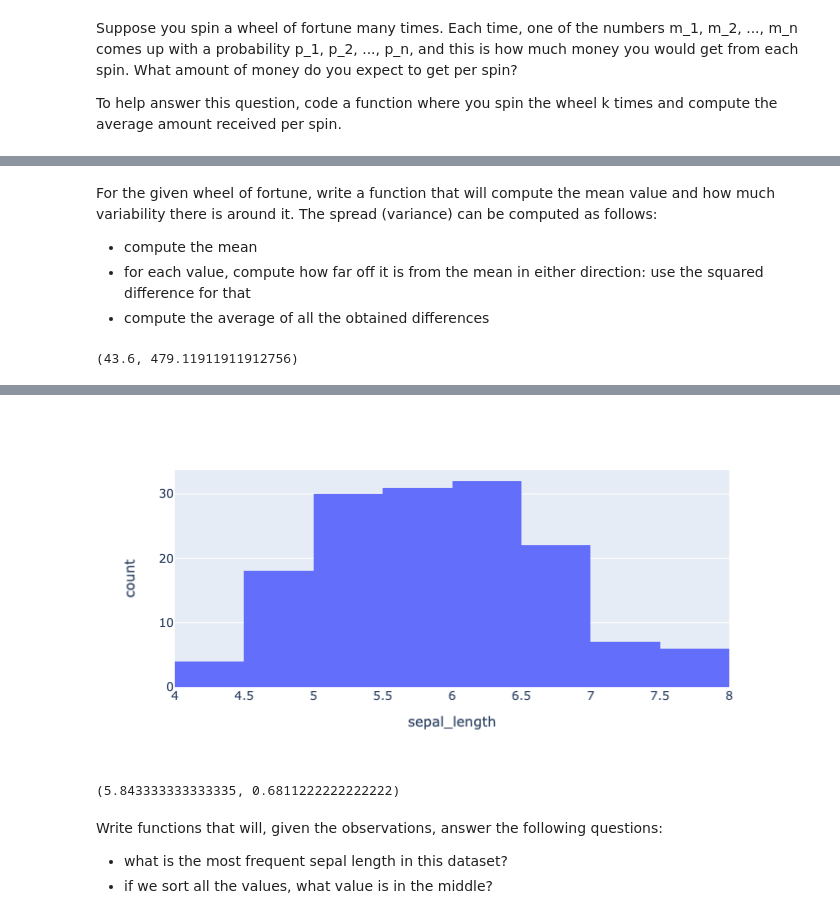
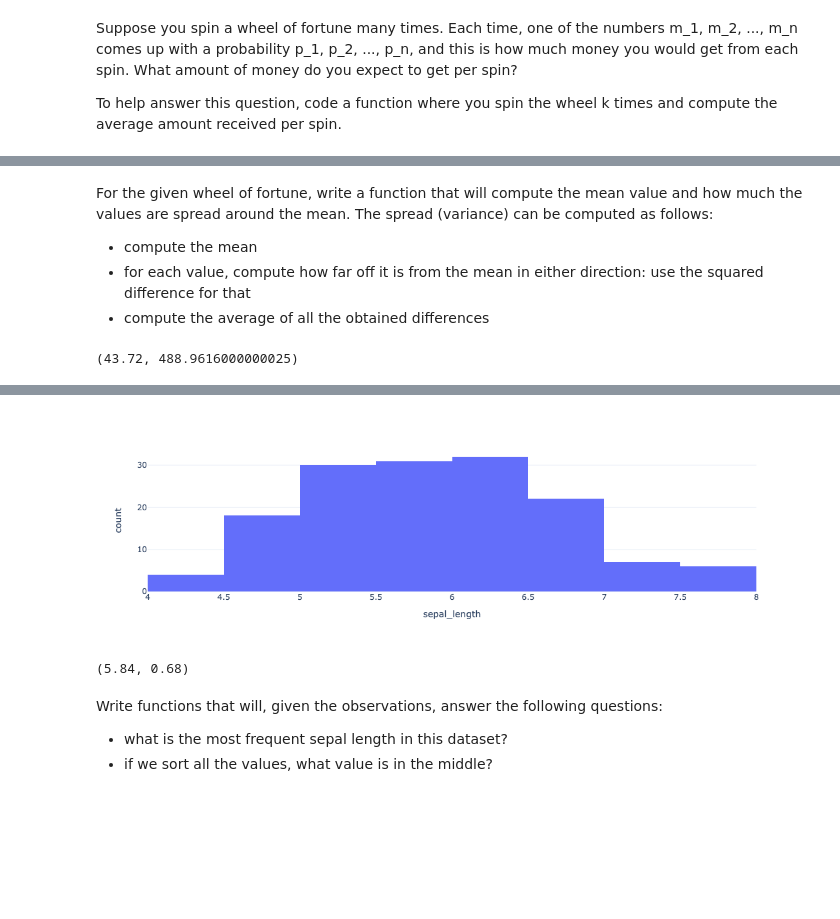
Before and after one commit to uio-bmi/stats_for_cs, a Jupyter notebook: Week_3_StatisticsIntro/Session1_StatsIntro.ipynb, the cells around one changed output, grey strips where cells are left out. Saved outputs shown, nothing was run; the diff lists cells and outputs as text; code cells hidden in the pictures; blank space fills up the shorter version.

```diff
--- a/Week_3_StatisticsIntro/Session1_StatsIntro.ipynb
+++ b/Week_3_StatisticsIntro/Session1_StatsIntro.ipynb
@@ -41,26 +42,26 @@ compute_mean(spin_results)
 # %% [markdown]
-For the given wheel of fortune, write a function that will compute the mean value and how much variability there is around it. The spread (variance) can be computed as follows:
+For the given wheel of fortune, write a function that will compute the mean value and how much the values are spread around the mean. The spread (variance) can be computed as follows:
 
 - compute the mean
 - for each value, compute how far off it is from the mean in either direction: use the squared difference for that
 - compute the average of all the obtained differences
 # %%
-def mean_and_variance(k: int):
+spin_results = spin_wheel(k=1000)
+
+def mean_and_variance(values):
 
     # TODO: code here
 
-    spin_results = spin_wheel(k)
-
-    mean = compute_mean(spin_results)
-    variance = sum([(val - mean) ** 2 for val in spin_results]) / (k - 1)
+    mean = compute_mean(values)
+    variance = sum([(val - mean) ** 2 for val in values]) / values.shape[0]
 
     return mean, variance
 
     # end TODO
 
-mean_and_variance(k=1000)
+mean_and_variance(spin_results)
 # %% [output]
-(43.6, 479.11911911912756)
+(43.72, 488.9616000000025)
 # %% [markdown]
 ## Example 2: Iris dataset
 
@@ -75,27 +76,28 @@ mean_and_variance(k=1000)
 # %%
 from util import get_iris_dataset
 import plotly.express as px
 
 dataset = get_iris_dataset()
 
 fig = px.histogram(dataset, x='sepal_length')
+fig.update_layout(template='plotly_white')
 fig.show()
 
 def mean_and_variance(values):
 
     # TODO: code here
 
     mean = sum(values) / values.shape[0]
     variance = sum((el - mean)**2 for el in values) / values.shape[0]
 
-    return mean, variance
+    return round(mean, 2), round(variance, 2)
 
     # end TODO
 
 mean_and_variance(dataset['sepal_length'])
 # %% [output]
-[figure, old version]
+[figure, new version]
-(5.843333333333335, 0.6811222222222222)
+(5.84, 0.68)
 # %% [markdown]
 Write functions that will, given the observations, answer the following questions:
 - what is the most frequent sepal length in this dataset?
```
Also changed, not shown: parts of 9 cells of this notebook, 1 other file.
